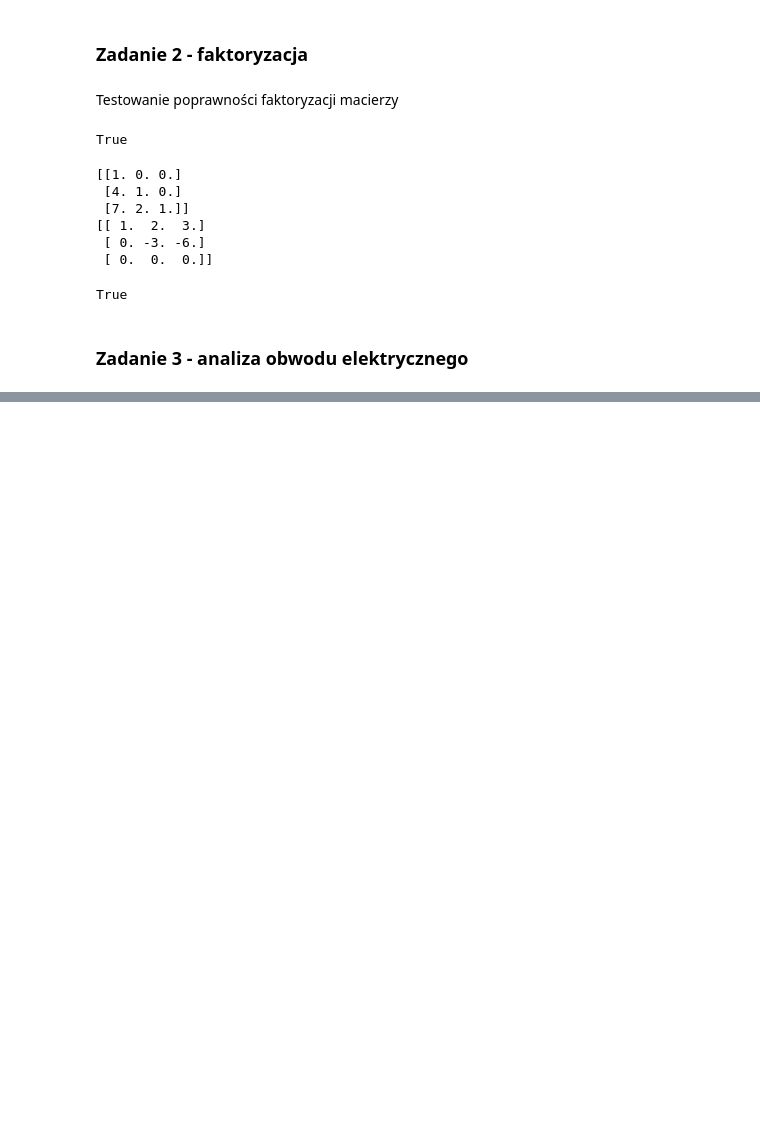
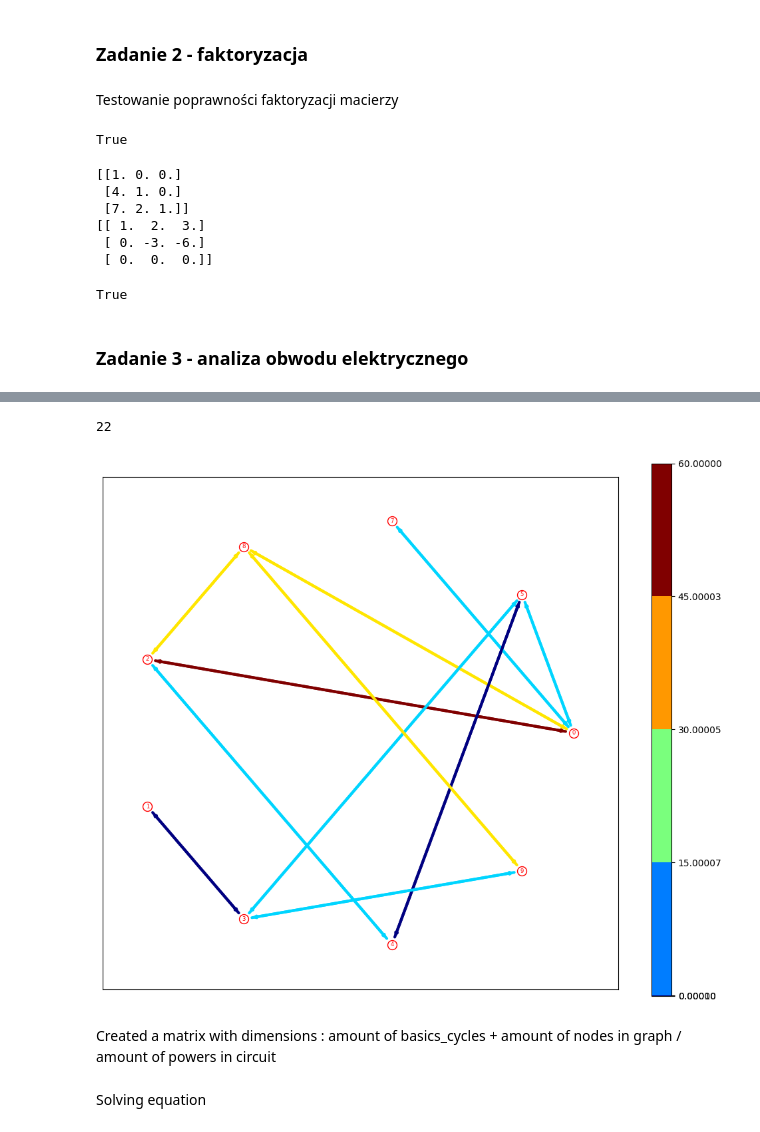
Before and after one commit to Panyloi/MOwNiT_AGH, a Jupyter notebook: lab2_cwiczenia/lab2.ipynb, the cells around one changed output, grey strips where cells are left out. Cells and saved outputs as stored; diff of their text form; code cells hidden in the pictures; blank space fills up the shorter version.

```diff
--- a/lab2_cwiczenia/lab2.ipynb
+++ b/lab2_cwiczenia/lab2.ipynb
@@ -205,2 +208,0 @@ def loadGraph(filename: str):
-# %%
-graph , s, t, E, dict_graph = loadGraph("graf.txt")
@@ -216,12 +228,14 @@ def graphToNx(graph, s, t, flag = True):
     n = len(graph)
     max_weigh = 0
 
+
     labels = {}
     if flag:
         for i in range(n):
             for j, cost in graph[i]:
                 G.add_edge(i, j, weight=cost)
                 max_weigh = max(cost, max_weigh)
+
     else:
         # H = nx.random_regular_graph(3, 500)
         G = nx.fast_gnp_random_graph(50, 0.3, directed=True)
@@ -231,7 +245,6 @@ def graphToNx(graph, s, t, flag = True):
             x = random.randint(0,10)
             max_weigh = max(x, max_weigh)
             G.edges[u,v]['weight'] = x
-
 
     # pos = nx.planar_layout(G)
     # pos = nx.spring_layout(G)
@@ -243,22 +256,39 @@ def graphToNx(graph, s, t, flag = True):
 
     # bounds = np.linspace(0, max_weigh, int(min(max_weigh + 1, 255)))
     # tickks = np.linspace(0, max_weigh, int(min(10, max_weigh + 1)))
-    bounds = np.linspace(0, max_weigh, 255)
-    tickks = np.linspace(0, max_weigh, 10)
+    cos = [0]
+    jakto = np.linspace(10e-5, max_weigh, 5)
+    for i in range(len(jakto)):
+        cos.append(jakto[i])
+    bounds =cos
+
+    # bounds = [0.5, 0.7, 1.5, 2]
+    # tickks = np.linspace(0, max_weigh, 5)
+    tickks = bounds
+    # tickks = [0.5, 0.7, 1.5, 2]
+
+
     cmap = plt.cm.jet
     # print(cmap.N)
     norm = mpl.colors.BoundaryNorm(bounds, cmap.N)
     ax2 = fig.add_axes([0.95, 0.1, 0.03, 0.8])
 
     edges, weights = zip(*nx.get_edge_attributes(G, "weight").items())
-    # print(edges)
+
+    weights = list(weights)
+    k = len(weights)
+    for i in range(k):
+        for j in range(len(bounds)):
+            if weights[i] < bounds[j]:
+                weights[i] = bounds[j]
+                break
 
     # nx.draw(G, pos = pos, width = 3, edge_color=weights, edge_cmap = cmap, with_labels = True, ax = ax1)
     nx.draw_networkx_nodes(G, pos=pos, ax=ax1, node_size=100, edgecolors='r', node_color='w')
     nx.draw_networkx_edges(
         G,
         pos=pos,
-        width=5,
+        width=3,
         arrowstyle="->",
         arrowsize=5,
         edge_color=weights,
@@ -281,7 +311,7 @@ def graphToNx(graph, s, t, flag = True):
         spacing="proportional",
         ticks=tickks,
         boundaries=bounds,
-        format="%.8f",
+        format="%.5f",
     )
     plt.show()
     # plt.savefig("graph.png", dpi=1000)
@@ -609,0 +507,6 @@ graphToNx(solution_graph, s, t)
+# %%
+# graph_copy, s, t, E, dict_graph_copy = loadGraph("graf.txt")
+graph_t3_org, dict_graph_t3_org = loadGraph("t3.txt")
+# %%
+s1, t1, E1 = 0, 2, 60
+graph_t3_1, dict_graph_t3_1 = loadSEM(s1, t1, E1, graph_t3_org, dict_graph_t3_org)
@@ -609,0 +531,5 @@ graphToNx(solution_graph, s, t)
+# %%
+graphToNx(graph_t3_1, s1, t1)
+# %% [output]
+22
+[figure, added]
@@ -609,0 +538,2 @@ graphToNx(solution_graph, s, t)
+# %% [markdown]
+Created a matrix with dimensions : amount of basics_cycles + amount of nodes in graph / amount of powers in circuit
@@ -609,0 +546,2 @@ graphToNx(solution_graph, s, t)
+# %% [markdown]
+Solving equation
```
Also changed, not shown: parts of 57 cells of this notebook, 3 other files.
